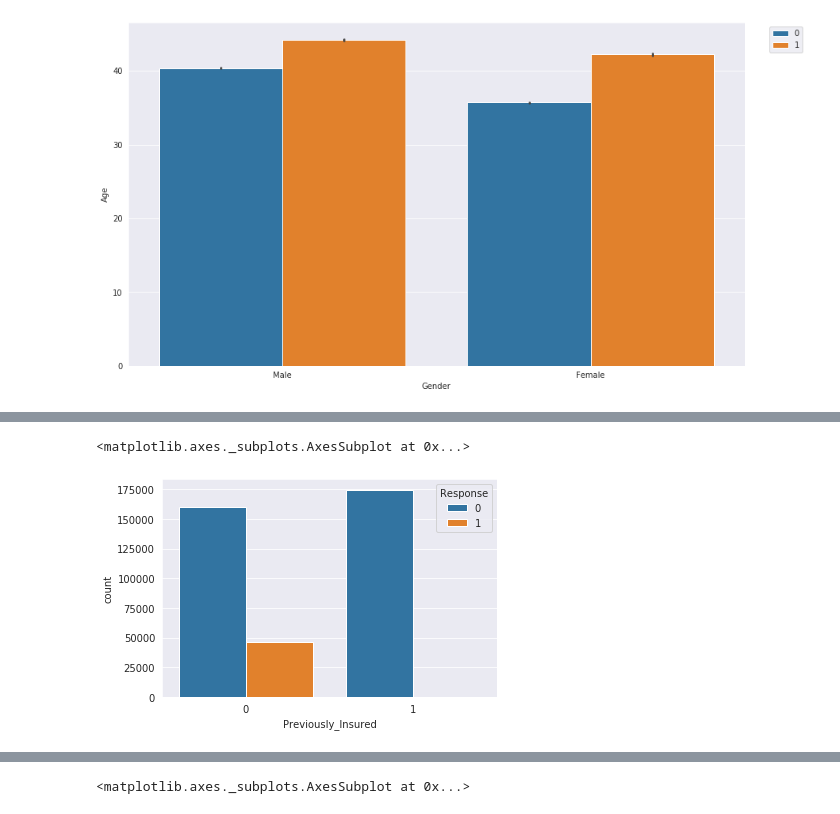
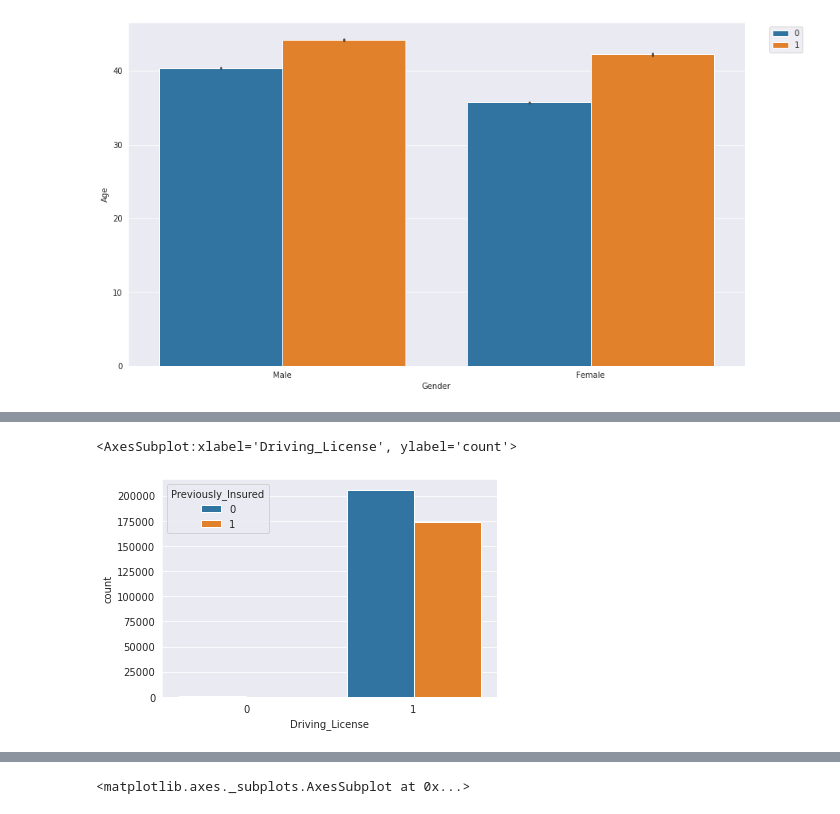
Before and after one commit to nabanitarimpi/Health-insurance-sell-prediction, a Jupyter notebook: health_insurance.ipynb, the cells around one changed output, grey strips where cells are left out. Saved outputs shown, nothing was run; the diff lists cells and outputs as text; code cells hidden in the pictures.

```diff
--- a/health_insurance.ipynb
+++ b/health_insurance.ipynb
@@ -103,6 +121,6 @@ sns.countplot('Driving_License', hue='Response', data=train_df, ax=ax[1])
 [figure]
 # %%
-sns.countplot('Previously_Insured', hue='Response', data=train_df)
+sns.countplot('Driving_License', hue='Previously_Insured', data=train_df)
 # %% [output]
-<matplotlib.axes._subplots.AxesSubplot at 0x...>
+<AxesSubplot:xlabel='Driving_License', ylabel='count'>
-[figure, old version]
+[figure, new version]
```
Also changed, not shown: parts of 116 cells of this notebook.
